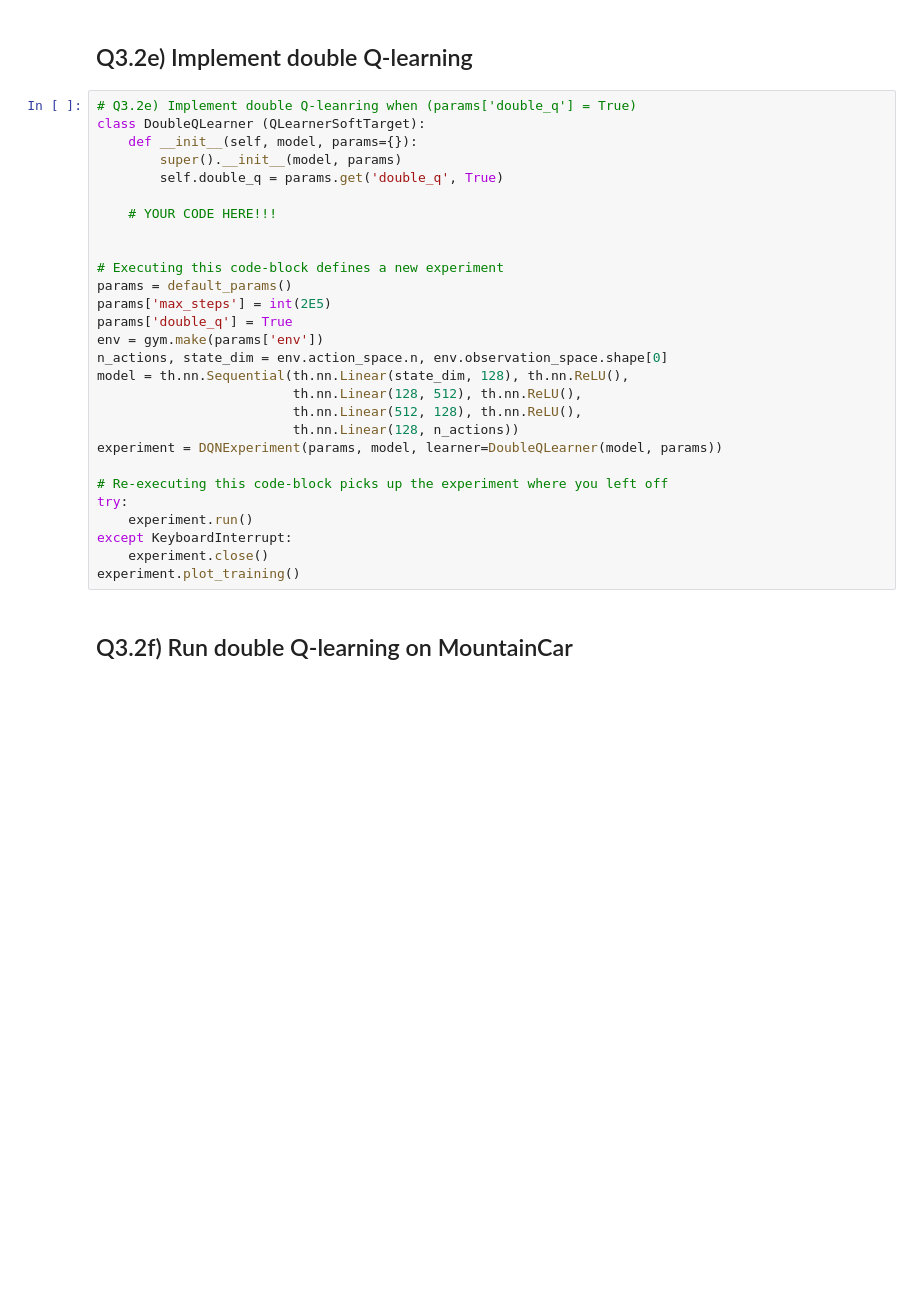
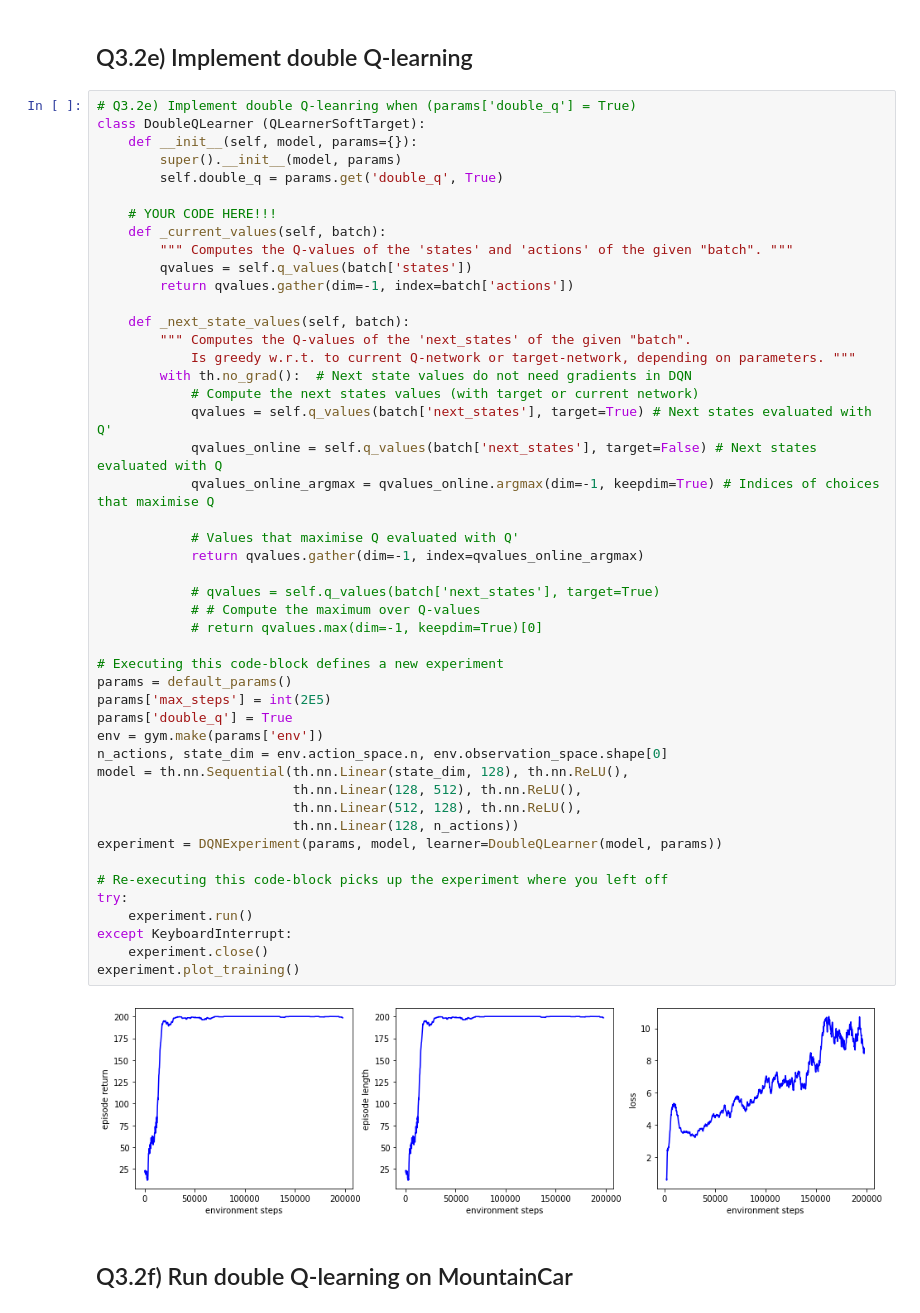
Before and after one commit to Veikko-Saikkonen/delft-deep-reinforcement-learning, a Jupyter notebook: Assignment3_2.ipynb, the cells around one changed output. Drawn from its saved outputs; the diff is of its cells as text; blank space fills up the shorter version.

```diff
--- a/Assignment3_2.ipynb
+++ b/Assignment3_2.ipynb
@@ -869,31 +900,52 @@ experiment.plot_training()
 # %%
 # Q3.2e) Implement double Q-leanring when (params['double_q'] = True)
 class DoubleQLearner (QLearnerSoftTarget):
     def __init__(self, model, params={}):
         super().__init__(model, params)
         self.double_q = params.get('double_q', True)
 
     # YOUR CODE HERE!!!
+    def _current_values(self, batch):
+        """ Computes the Q-values of the 'states' and 'actions' of the given "batch". """
+        qvalues = self.q_values(batch['states'])
+        return qvalues.gather(dim=-1, index=batch['actions'])
 
+    def _next_state_values(self, batch):
+        """ Computes the Q-values of the 'next_states' of the given "batch".
+            Is greedy w.r.t. to current Q-network or target-network, depending on parameters. """
+        with th.no_grad():  # Next state values do not need gradients in DQN
+            # Compute the next states values (with target or current network)
+            qvalues = self.q_values(batch['next_states'], target=True) # Next states evaluated with Q'
+            qvalues_online = self.q_values(batch['next_states'], target=False) # Next states evaluated with Q
+            qvalues_online_argmax = qvalues_online.argmax(dim=-1, keepdim=True) # Indices of choices that maximise Q
+
+            # Values that maximise Q evaluated with Q'
+            return qvalues.gather(dim=-1, index=qvalues_online_argmax)
+
+            # qvalues = self.q_values(batch['next_states'], target=True)
+            # # Compute the maximum over Q-values
+            # return qvalues.max(dim=-1, keepdim=True)[0]
 
 # Executing this code-block defines a new experiment
 params = default_params()
 params['max_steps'] = int(2E5)
 params['double_q'] = True
 env = gym.make(params['env'])
 n_actions, state_dim = env.action_space.n, env.observation_space.shape[0]
 model = th.nn.Sequential(th.nn.Linear(state_dim, 128), th.nn.ReLU(),
                          th.nn.Linear(128, 512), th.nn.ReLU(),
                          th.nn.Linear(512, 128), th.nn.ReLU(),
                          th.nn.Linear(128, n_actions))
 experiment = DQNExperiment(params, model, learner=DoubleQLearner(model, params))
 
 # Re-executing this code-block picks up the experiment where you left off
 try:
     experiment.run()
 except KeyboardInterrupt:
     experiment.close()
 experiment.plot_training()
+# %% [output]
+[figure, added]
 # %% [markdown]
 ## Q3.2f) Run double Q-learning on MountainCar <a id=q6></a>
 # %%
```
Also changed, not shown: parts of 8 cells of this notebook.
